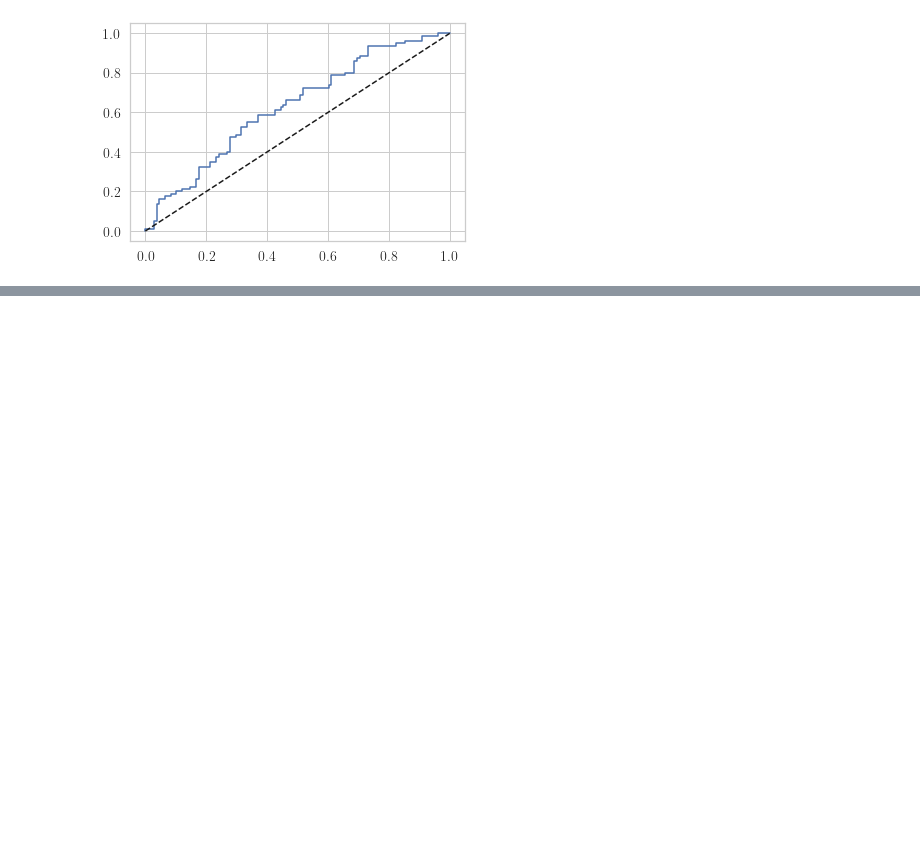
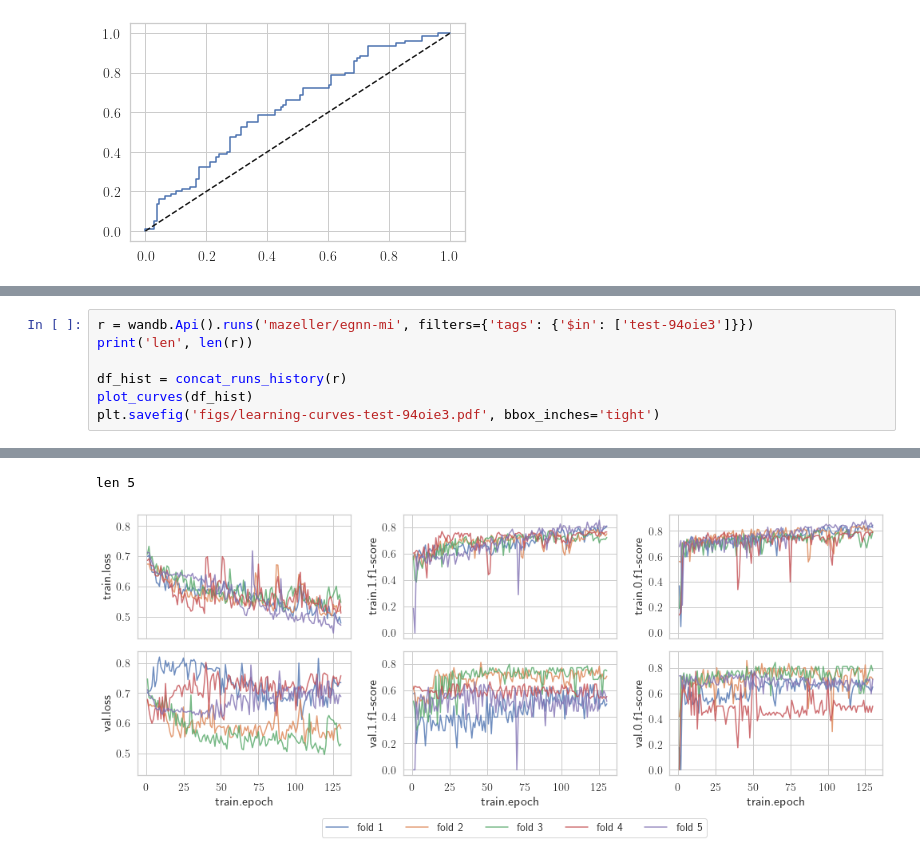
Before and after one commit to matthiaszeller/GNN-MI, a Jupyter notebook: notebook/results-table.ipynb, the cells around one changed output, grey strips where cells are left out. Cells and saved outputs as stored; diff of their text form; blank space fills up the shorter version.

```diff
--- a/notebook/results-table.ipynb
+++ b/notebook/results-table.ipynb
@@ -186,0 +296,8 @@ plt.plot([0, 1], [0, 1], '--k');
+# %%
+r = wandb.Api().runs('mazeller/egnn-mi', filters={'tags': {'$in': ['test-94oie3']}})
+print('len', len(r))
+
+df_hist = concat_runs_history(r)
+plot_curves(df_hist)
+plt.savefig('figs/learning-curves-test-94oie3.pdf', bbox_inches='tight')
+# %% [output]
@@ -186,0 +305,2 @@ plt.plot([0, 1], [0, 1], '--k');
+len 5
+[figure, added]
```
Also changed, not shown: parts of 18 cells of this notebook, 2 other files.
